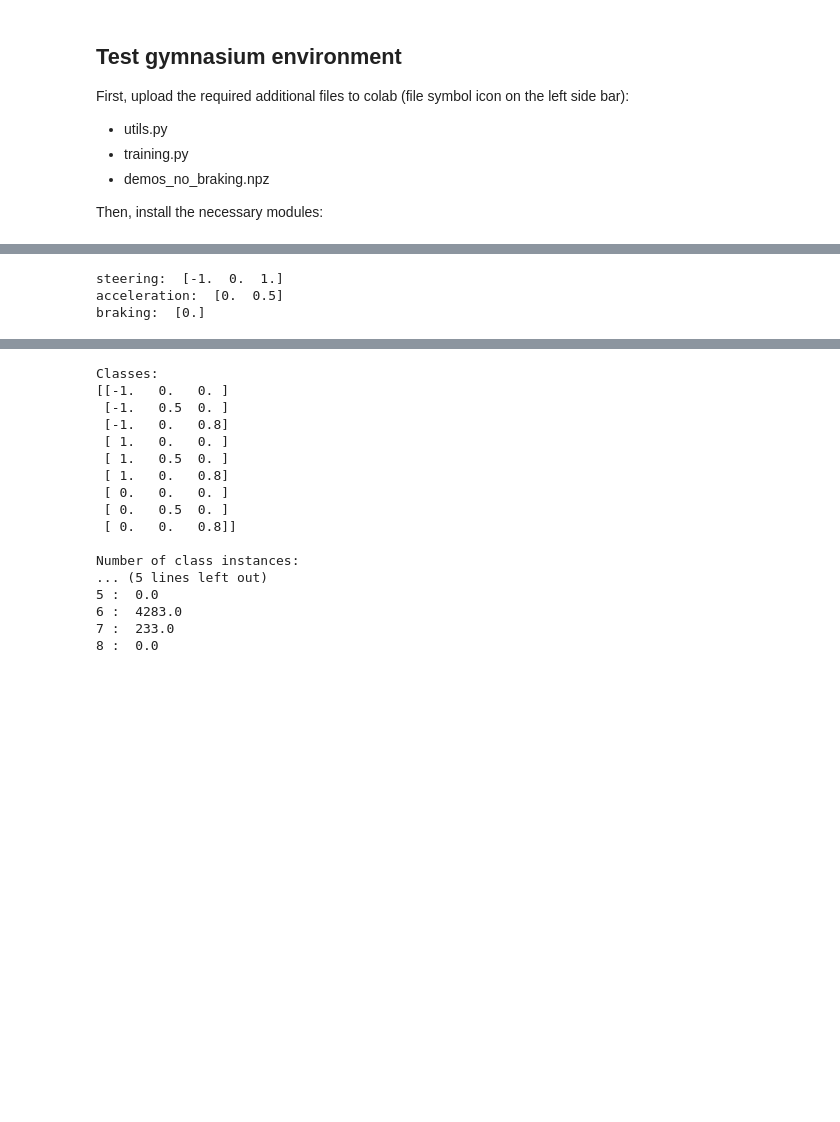
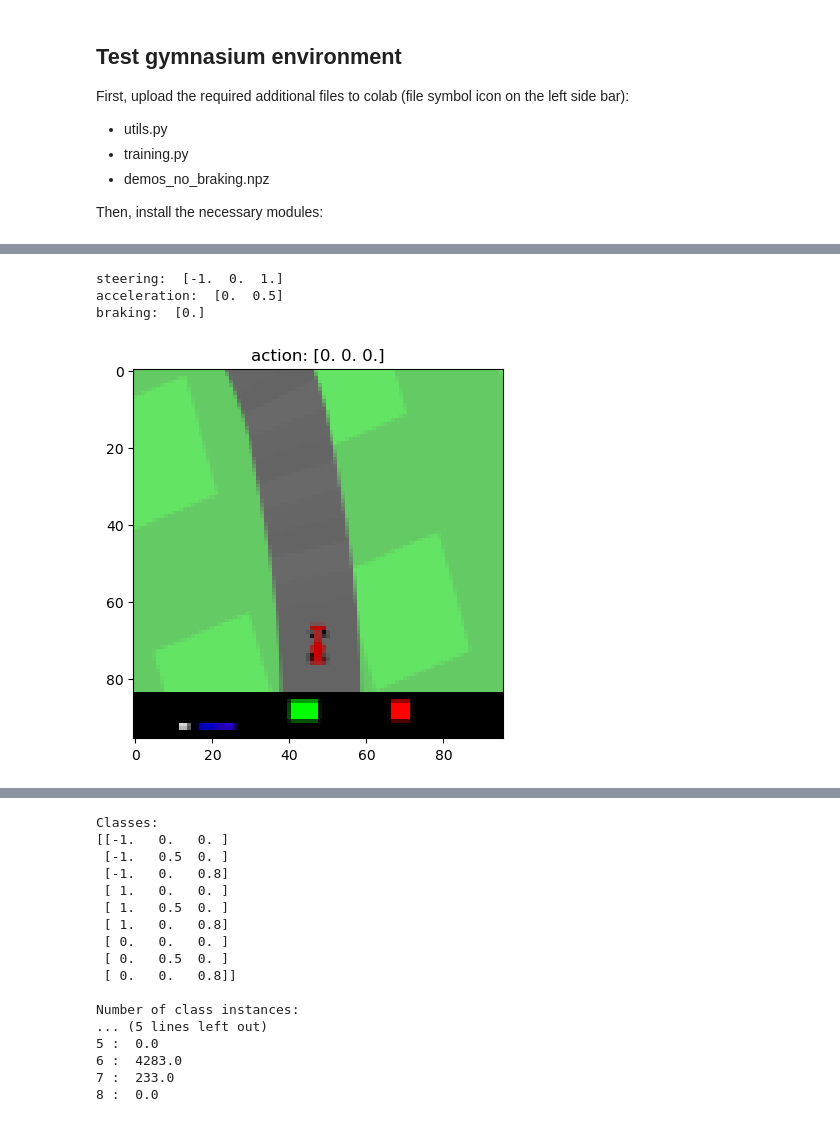
Before and after one commit to td-code/gym_behavior_cloning, a Jupyter notebook: MP_Assignment_Behavior_Cloning_solution.ipynb, the cells around one changed output, grey strips where cells are left out. Cells and saved outputs as stored; diff of their text form; code cells hidden in the pictures; blank space fills up the shorter version.

```diff
--- a/MP_Assignment_Behavior_Cloning_solution.ipynb
+++ b/MP_Assignment_Behavior_Cloning_solution.ipynb
@@ -89,11 +97,19 @@ env.play()
 data_files = ['demos_no_braking.npz']
 observations, actions = load_demonstrations(data_files)
 # %%
+# 1. Visualize the data
+# 2. Check the range of the actions
+
+plt.figure()
+plt.imshow(observations[100])
+plt.title('action: '+str(actions[100]))
+
 actions_np = np.array(actions)
 print('steering: ', np.unique(actions_np[:,0]))
 print('acceleration: ', np.unique(actions_np[:,1]))
 print('braking: ', np.unique(actions_np[:,2]))
 # %% [output]
 steering:  [-1.  0.  1.]
 acceleration:  [0.  0.5]
 braking:  [0.]
+[figure, added]
```
Also changed, not shown: parts of 18 cells of this notebook, 2 other files.
